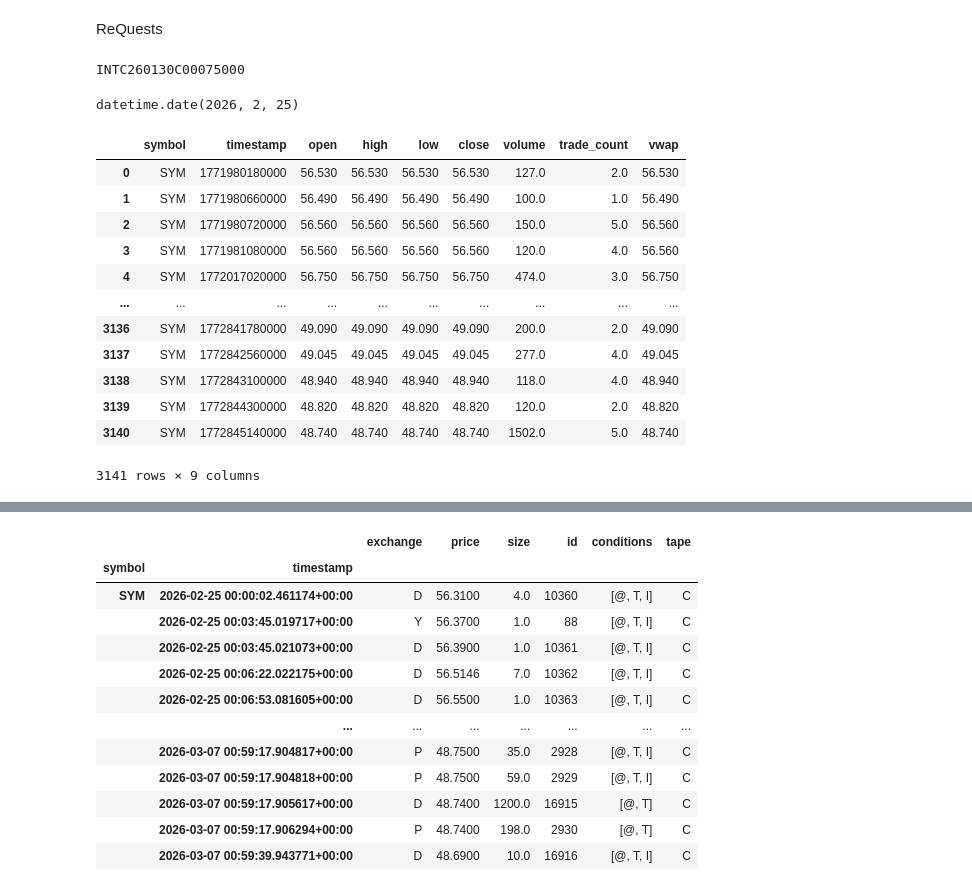
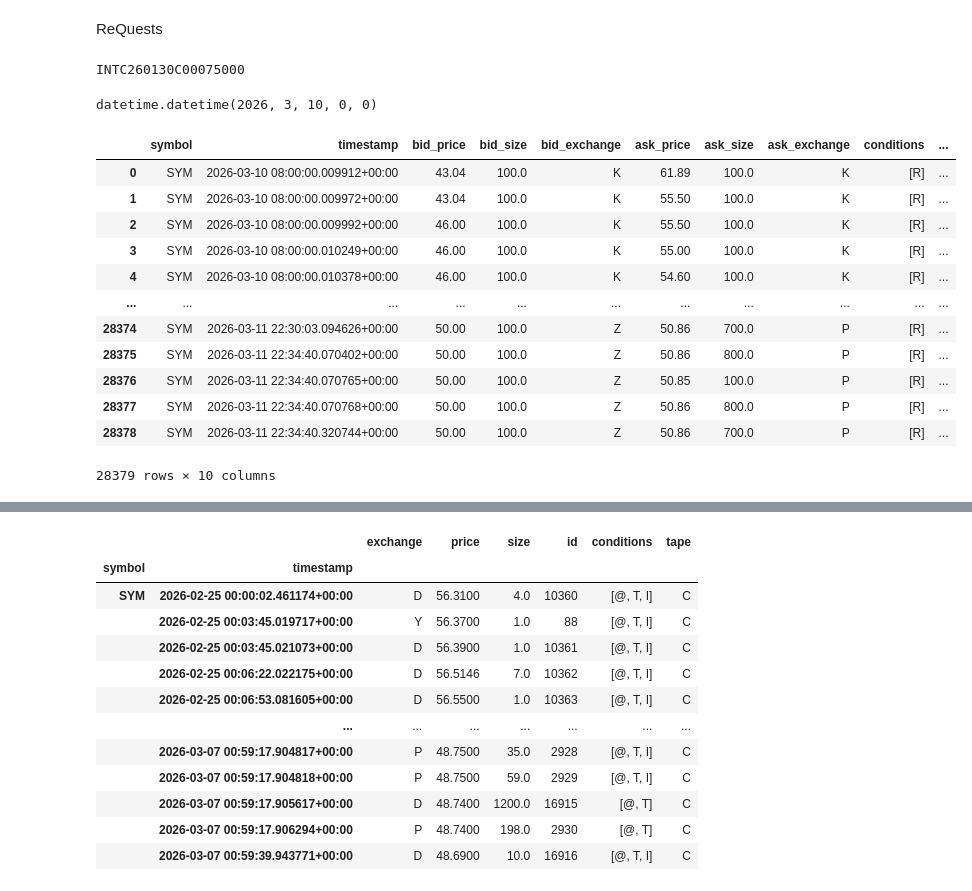
Before and after one commit to Francisleon102/Investing, a Jupyter notebook: main.ipynb, the cells around one changed output, grey strips where cells are left out. Saved outputs shown, nothing was run; the diff lists cells and outputs as text; code cells hidden in the pictures.

```diff
--- a/main.ipynb
+++ b/main.ipynb
@@ -102,36 +102,4 @@ class AlpacaDataClient:
             feed = feed
         )
         return self.option_hist.get_option_latest_quote(req)
-
-
-
-    # =========================
-    # STREAMING — STOCKS
-    # =========================
-    def stream_stock_bars(self, symbols, handler):
-        self.stock_stream.subscribe_bars(handler, *symbols)
-
-    def stream_stock_trades(self, symbols, handler):
-        self.stock_stream.subscribe_trades(handler, *symbols)
-
-    def stream_stock_quotes(self, symbols, handler):
-        self.stock_stream.subscribe_quotes(handler, *symbols)
-
-    # =========================
-    # STREAMING — OPTIONS
-    # =========================
-    def stream_option_trades(self, symbols, handler):
-        self.option_stream.subscribe_trades(handler, *symbols)
-
-    def stream_option_quotes(self, symbols, handler):
-        self.option_stream.subscribe_quotes(handler, *symbols)
-
-    # =========================
-    # RUN STREAMS
-    # =========================
-    async def run_stock_stream(self):
-        await self.stock_stream.run()
-
-    async def run_option_stream(self):
-        await self.option_stream.run()
 # %% [output]
@@ -180,7 +148,7 @@ ReQuests
 
 
 list = ["SYM", "INTC", "NVDA", "ARM", "AMD"]
-start_date = datetime(2026,2, 25).date()
+start_date = datetime(2026,3, 10)
 end_date = datetime.now()
 x = list[0]
 
@@ -200,28 +168,27 @@ l = "INTC260130C00060000"
 start_date
 # %% [output]
 INTC260130C00075000
-datetime.date(2026, 2, 25)
+datetime.datetime(2026, 3, 10, 0, 0)
 # %%
 client  = AlpacaDataClient(API_KEY, API_SECRET)
 S_Quotes = client.stock_quotes(symbols=x,  start=start_date, end=end_date, feed=DataFeed.SIP).df
 S_Bars = client.stock_bars(symbols=x,timeframe=TimeFrame.Minute, start=start_date, end=end_date, feed=DataFeed.SIP).df
 S_Trades = client.stock_trades(symbols=x,timeframe=TimeFrame.Minute,start=start_date, end=end_date,feed=DataFeed.SIP).df
-# %%
-S_Bars = S_Bars.reset_index()
-S_Bars['timestamp'] = S_Bars['timestamp'].view('int64') // 10**6
-S_Bars
-# %% [output]
-|  | symbol | timestamp | open | high | low | close | volume | trade_count | vwap |
-| 0 | SYM | 1771980180000 | 56.530 | 56.530 | 56.530 | 56.530 | 127.0 | 2.0 | 56.530 |
-| 1 | SYM | 1771980660000 | 56.490 | 56.490 | 56.490 | 56.490 | 100.0 | 1.0 | 56.490 |
-| 2 | SYM | 1771980720000 | 56.560 | 56.560 | 56.560 | 56.560 | 150.0 | 5.0 | 56.560 |
-| 3 | SYM | 1771981080000 | 56.560 | 56.560 | 56.560 | 56.560 | 120.0 | 4.0 | 56.560 |
-| 4 | SYM | 1772017020000 | 56.750 | 56.750 | 56.750 | 56.750 | 474.0 | 3.0 | 56.750 |
-| ... | ... | ... | ... | ... | ... | ... | ... | ... | ... |
-| 3136 | SYM | 1772841780000 | 49.090 | 49.090 | 49.090 | 49.090 | 200.0 | 2.0 | 49.090 |
-| 3137 | SYM | 1772842560000 | 49.045 | 49.045 | 49.045 | 49.045 | 277.0 | 4.0 | 49.045 |
-| 3138 | SYM | 1772843100000 | 48.940 | 48.940 | 48.940 | 48.940 | 118.0 | 4.0 | 48.940 |
-| 3139 | SYM | 1772844300000 | 48.820 | 48.820 | 48.820 | 48.820 | 120.0 | 2.0 | 48.820 |
-| 3140 | SYM | 1772845140000 | 48.740 | 48.740 | 48.740 | 48.740 | 1502.0 | 5.0 | 48.740 |
-3141 rows × 9 columns
+# %%
+S_Quotes = S_Quotes.reset_index()
+S_Quotes
+# %% [output]
+|  | symbol | timestamp | bid_price | bid_size | bid_exchange | ask_price | ask_size | ask_exchange | conditions | ... |
+| 0 | SYM | 2026-03-10 08:00:00.009912+00:00 | 43.04 | 100.0 | K | 61.89 | 100.0 | K | [R] | ... |
+| 1 | SYM | 2026-03-10 08:00:00.009972+00:00 | 43.04 | 100.0 | K | 55.50 | 100.0 | K | [R] | ... |
+| 2 | SYM | 2026-03-10 08:00:00.009992+00:00 | 46.00 | 100.0 | K | 55.50 | 100.0 | K | [R] | ... |
+| 3 | SYM | 2026-03-10 08:00:00.010249+00:00 | 46.00 | 100.0 | K | 55.00 | 100.0 | K | [R] | ... |
+| 4 | SYM | 2026-03-10 08:00:00.010378+00:00 | 46.00 | 100.0 | K | 54.60 | 100.0 | K | [R] | ... |
+| ... | ... | ... | ... | ... | ... | ... | ... | ... | ... | ... |
+| 28374 | SYM | 2026-03-11 22:30:03.094626+00:00 | 50.00 | 100.0 | Z | 50.86 | 700.0 | P | [R] | ... |
+| 28375 | SYM | 2026-03-11 22:34:40.070402+00:00 | 50.00 | 100.0 | Z | 50.86 | 800.0 | P | [R] | ... |
+| 28376 | SYM | 2026-03-11 22:34:40.070765+00:00 | 50.00 | 100.0 | Z | 50.85 | 100.0 | P | [R] | ... |
+| 28377 | SYM | 2026-03-11 22:34:40.070768+00:00 | 50.00 | 100.0 | Z | 50.86 | 800.0 | P | [R] | ... |
+| 28378 | SYM | 2026-03-11 22:34:40.320744+00:00 | 50.00 | 100.0 | Z | 50.86 | 700.0 | P | [R] | ... |
+28379 rows × 10 columns
 # %%
```
Also changed, not shown: parts of 5 cells of this notebook, 3 other files.
